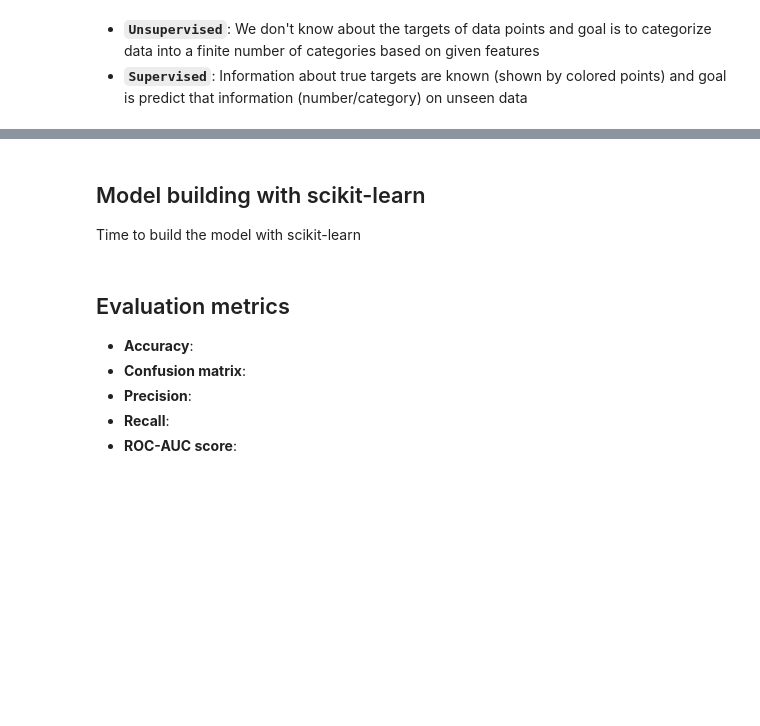
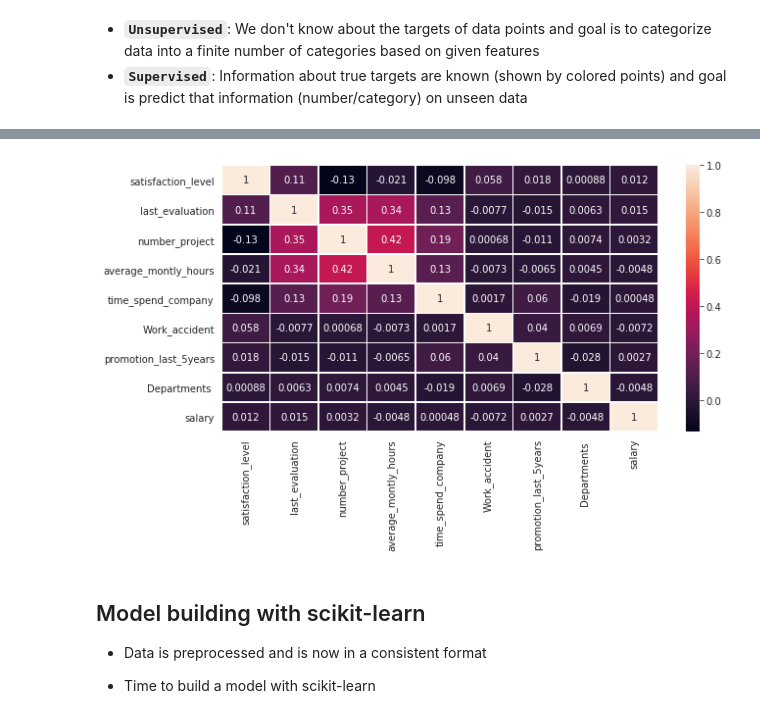
Before and after one commit to Bicky23/Logistic_Regression_CA, a Jupyter notebook: notebook/logistic regression.ipynb, the cells around one changed output, grey strips where cells are left out. Cells and saved outputs as stored; diff of their text form; code cells hidden in the pictures; blank space fills up the shorter version.

```diff
--- a/notebook/logistic regression.ipynb
+++ b/notebook/logistic regression.ipynb
@@ -341,7 +356,16 @@ Now, this cost function becomes  $J(\theta) = -\frac{1}{m} \sum_{i=1}^{m}(1 - y_
+# %%
+# correlation matrix of features
+plt.figure(figsize=(10,5))
+sns.heatmap(X_train.corr(), annot=True, linewidths=.5)
+plt.show()
+# %% [output]
+[figure, added]
 # %% [markdown]
 ## Model building with scikit-learn
 
-Time to build the model with scikit-learn
+- Data is preprocessed and is now in a consistent format
+
+- Time to build a model with scikit-learn
 # %%
 # Model building
 
@@ -358,8 +382 @@ logreg.fit(X_train, y_train)
 y_pred = logreg.predict(X_test)
-# %% [markdown]
-## Evaluation metrics
-- **Accuracy**:
-- **Confusion matrix**:
-- **Precision**:
-- **Recall**:
-- **ROC-AUC score**:
```
Also changed, not shown: parts of 28 cells of this notebook, 4 other files.
